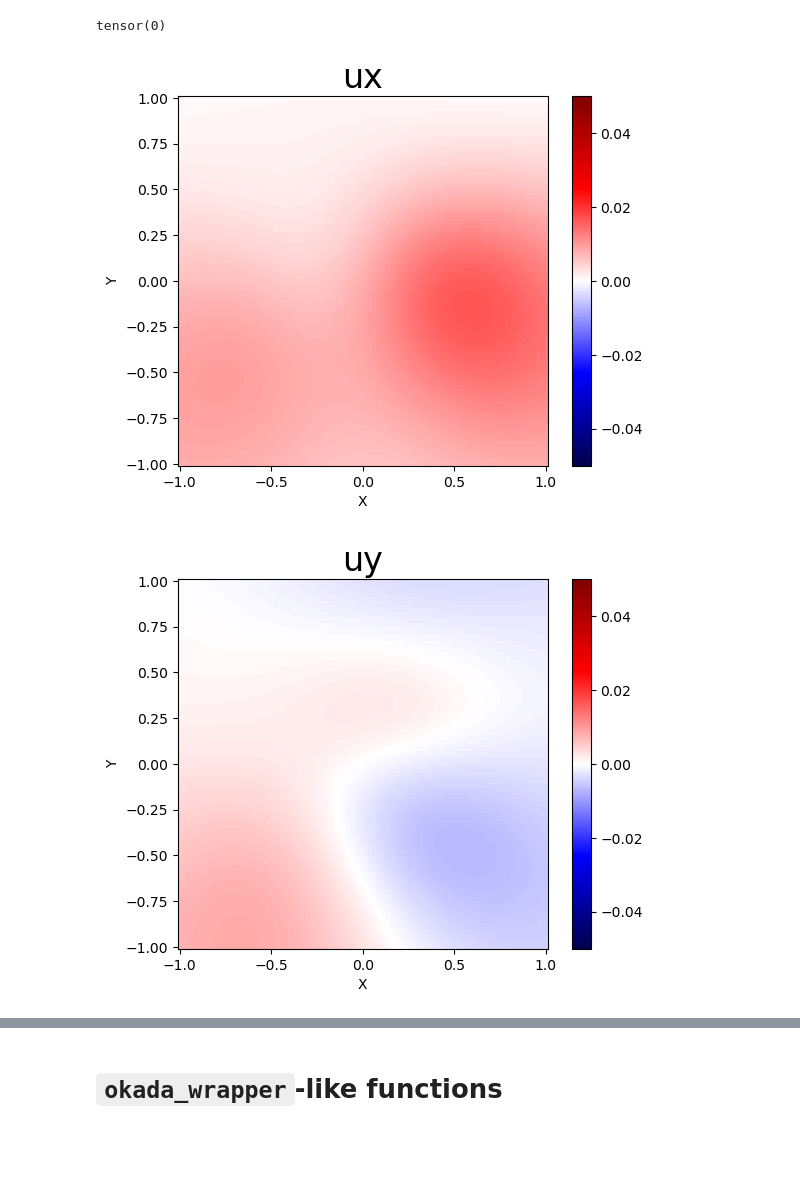
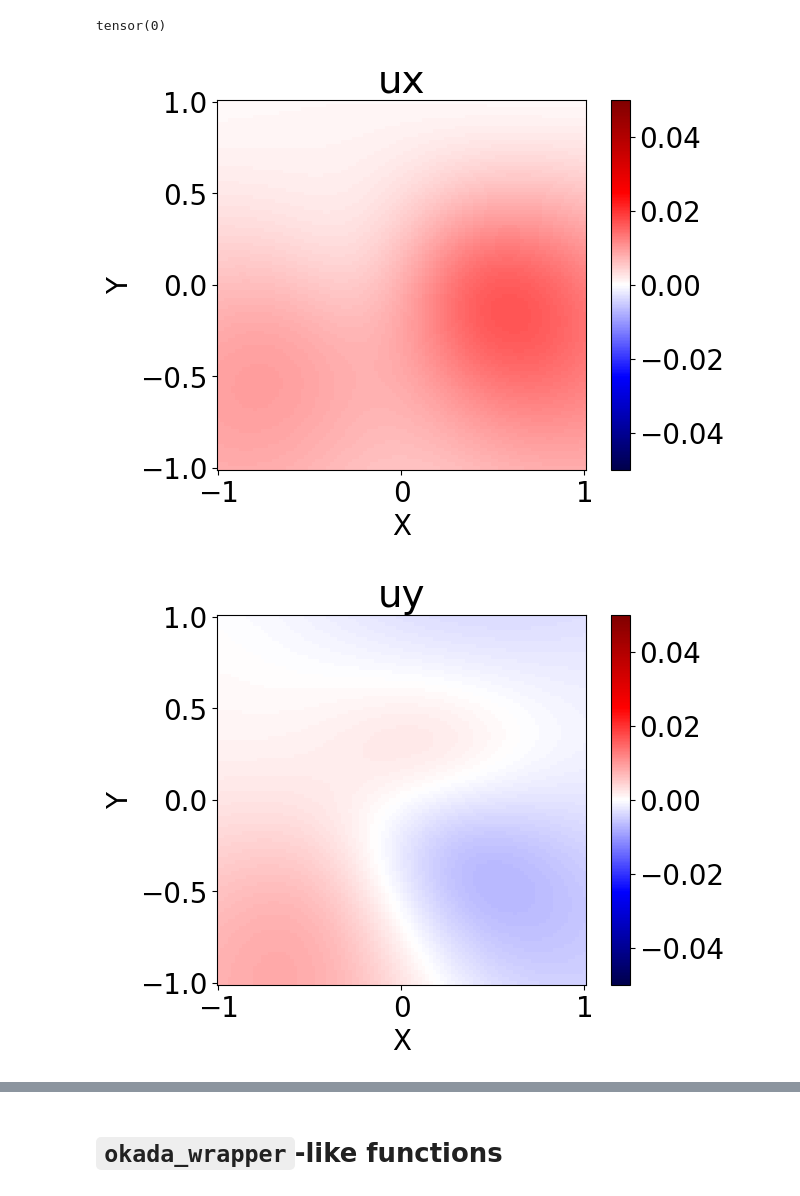
Before and after one commit to msomeya1/OkadaTorch, a Jupyter notebook: 2_DC3D0_DC3D.ipynb, the cells around one changed output, grey strips where cells are left out. Saved outputs shown, nothing was run; the diff lists cells and outputs as text; code cells hidden in the pictures; blank space fills up the shorter version.

```diff
--- a/2_DC3D0_DC3D.ipynb
+++ b/2_DC3D0_DC3D.ipynb
@@ -3,6 +3,7 @@ import numpy as np
 import torch
 from OkadaTorch import DC3D0, DC3D
 import matplotlib.pyplot as plt
+plt.rcParams["font.size"] = 20
 
 var_list = [
     "ux", "uy", "uz", "uxx", "uyx", "uzx", "uxy", "uyy", "uzy", "uxz", "uyz", "uzz"
@@ -89,7 +90,7 @@ for i, var in enumerate(var_list):
     ax.set_aspect("equal")
     ax.set_xlabel("X")
     ax.set_ylabel("Y")
-    ax.set_title(var, fontsize=24)
+    ax.set_title(var, fontsize=28)
     fig.colorbar(im)
     fig.show()
 # %% [output]
@@ -186,14 +187,14 @@ tensor(0)
 # %%
 for i, var in enumerate(var_list):
 
     fig, ax = plt.subplots()
     im = ax.pcolormesh(X[:,:,0], Y[:,:,0], out[i][:,:,0].detach().numpy(), cmap="seismic", vmin=-0.05, vmax=0.05)
     ax.set_aspect("equal")
     ax.set_xlabel("X")
     ax.set_ylabel("Y")
-    ax.set_title(var, fontsize=24)
+    ax.set_title(var, fontsize=28)
     fig.colorbar(im)
     fig.show()
 # %% [output]
-[figure, old version]
+[figure, new version]
-[figure, old version]
+[figure, new version]
```
Also changed, not shown: parts of 2 cells of this notebook, 6 other files.
